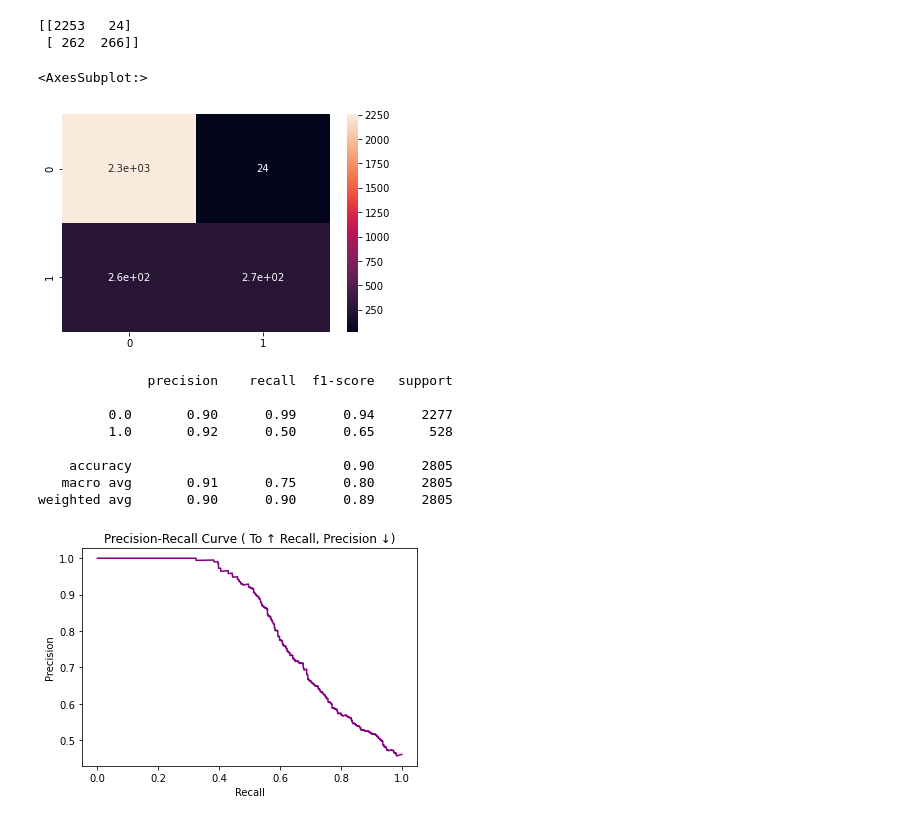
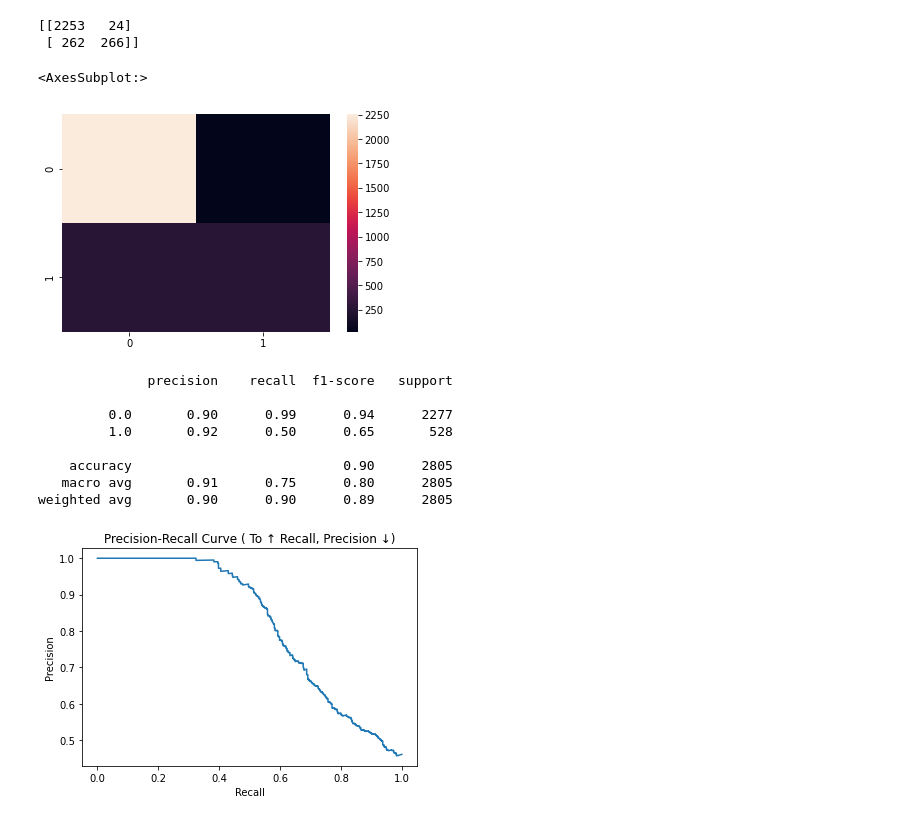
Before and after one commit to AshwinUniyal/Major_Project, a Jupyter notebook: Logistic Regression Churn rate.ipynb, the cells around one changed output. Cells and saved outputs as stored; diff of their text form; code cells hidden in the pictures.

```diff
--- a/Logistic Regression Churn rate.ipynb
+++ b/Logistic Regression Churn rate.ipynb
@@ -436,10 +436,10 @@ print(confusion_matrix)
 [[2253   24]
  [ 262  266]]
 # %%
-sns.heatmap(confusion_matrix,annot=True)
+sns.heatmap(confusion_matrix)
 # %% [output]
 <AxesSubplot:>
-[figure, old version]
+[figure, new version]
 # %%
 from sklearn.metrics import classification_report
 print(classification_report(y_test, y_pred))
@@ -457,12 +457,12 @@ from sklearn.metrics import precision_recall_curve
 y_score = lr_clf.predict_proba(X_test)[:, 1]
 precision, recall, thresholds = precision_recall_curve(y_test, y_score)
 # %%
-plt.plot(recall, precision, color='purple')
+plt.plot(recall, precision)
 
 # tradeoff b/w Precision & Recall
 plt.title('Precision-Recall Curve ( To ↑ Recall, Precision ↓)')
 plt.ylabel('Precision')
 plt.xlabel('Recall')
 plt.show()
 # %% [output]
-[figure, old version]
+[figure, new version]
```
Also changed, not shown: parts of 1 cell of this notebook, 1 other file.
